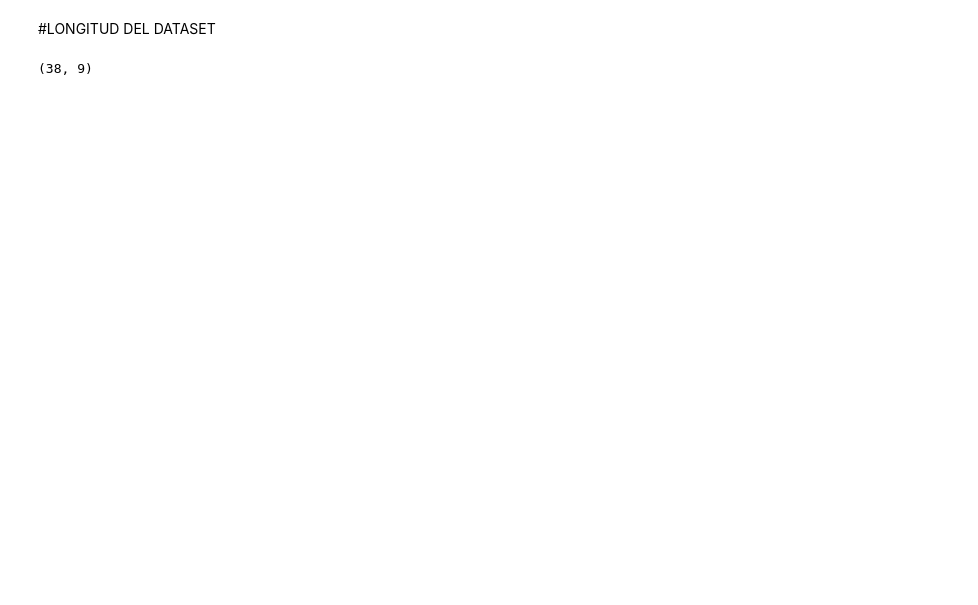
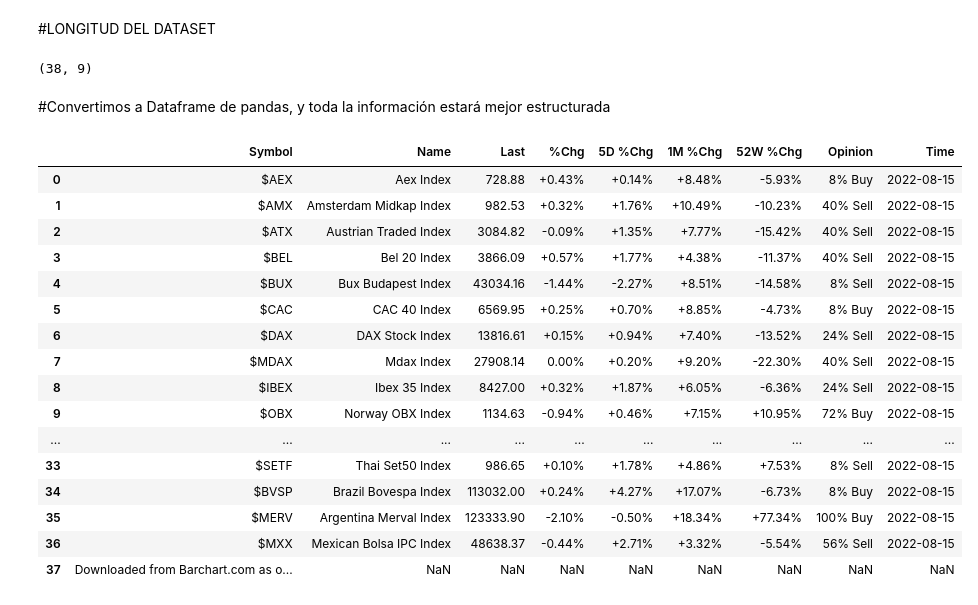
Before and after one commit to jmmartinnu2/OpenBBTerminal, a Jupyter notebook: data_finanzas.ipynb, the cells around one changed output. Cells and saved outputs as stored; diff of their text form; code cells hidden in the pictures; blank space fills up the shorter version.

```diff
--- a/data_finanzas.ipynb
+++ b/data_finanzas.ipynb
@@ -36,3 +34,26 @@ print(df)
 df.shape
 # %% [output]
 (38, 9)
+# %% [markdown]
+#Convertimos a Dataframe de pandas, y toda la información estará mejor estructurada
+# %%
+data = pd.DataFrame(df)
+data
+# %% [output]
+|  | Symbol | Name | Last | %Chg | 5D %Chg | 1M %Chg | 52W %Chg | Opinion | Time |
+| 0 | $AEX | Aex Index | 728.88 | +0.43% | +0.14% | +8.48% | -5.93% | 8% Buy | 2022-08-15 |
+| 1 | $AMX | Amsterdam Midkap Index | 982.53 | +0.32% | +1.76% | +10.49% | -10.23% | 40% Sell | 2022-08-15 |
+| 2 | $ATX | Austrian Traded Index | 3084.82 | -0.09% | +1.35% | +7.77% | -15.42% | 40% Sell | 2022-08-15 |
+| 3 | $BEL | Bel 20 Index | 3866.09 | +0.57% | +1.77% | +4.38% | -11.37% | 40% Sell | 2022-08-15 |
+| 4 | $BUX | Bux Budapest Index | 43034.16 | -1.44% | -2.27% | +8.51% | -14.58% | 8% Sell | 2022-08-15 |
+| 5 | $CAC | CAC 40 Index | 6569.95 | +0.25% | +0.70% | +8.85% | -4.73% | 8% Buy | 2022-08-15 |
+| 6 | $DAX | DAX Stock Index | 13816.61 | +0.15% | +0.94% | +7.40% | -13.52% | 24% Sell | 2022-08-15 |
+| 7 | $MDAX | Mdax Index | 27908.14 | 0.00% | +0.20% | +9.20% | -22.30% | 40% Sell | 2022-08-15 |
+| 8 | $IBEX | Ibex 35 Index | 8427.00 | +0.32% | +1.87% | +6.05% | -6.36% | 24% Sell | 2022-08-15 |
+| 9 | $OBX | Norway OBX Index | 1134.63 | -0.94% | +0.46% | +7.15% | +10.95% | 72% Buy | 2022-08-15 |
+| ... | ... | ... | ... | ... | ... | ... | ... | ... | ... |
+| 33 | $SETF | Thai Set50 Index | 986.65 | +0.10% | +1.78% | +4.86% | +7.53% | 8% Sell | 2022-08-15 |
+| 34 | $BVSP | Brazil Bovespa Index | 113032.00 | +0.24% | +4.27% | +17.07% | -6.73% | 8% Buy | 2022-08-15 |
+| 35 | $MERV | Argentina Merval Index | 123333.90 | -2.10% | -0.50% | +18.34% | +77.34% | 100% Buy | 2022-08-15 |
+| 36 | $MXX | Mexican Bolsa IPC Index | 48638.37 | -0.44% | +2.71% | +3.32% | -5.54% | 56% Sell | 2022-08-15 |
+| 37 | Downloaded from Barchart.com as o... | NaN | NaN | NaN | NaN | NaN | NaN | NaN | NaN |
```
Also changed, not shown: parts of 1 cell of this notebook.
